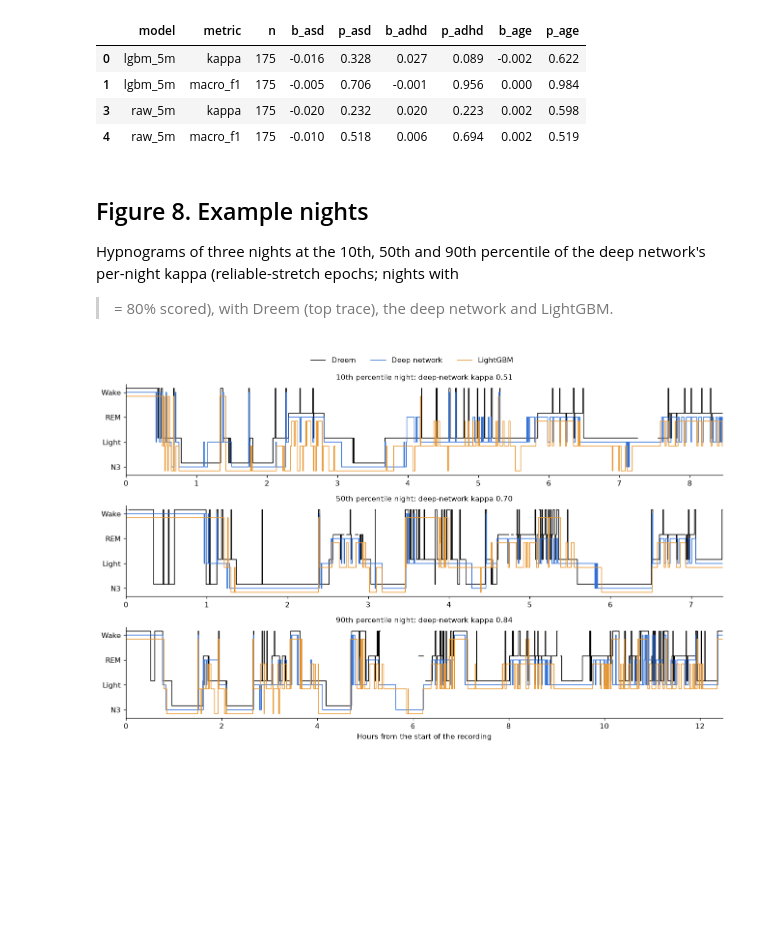
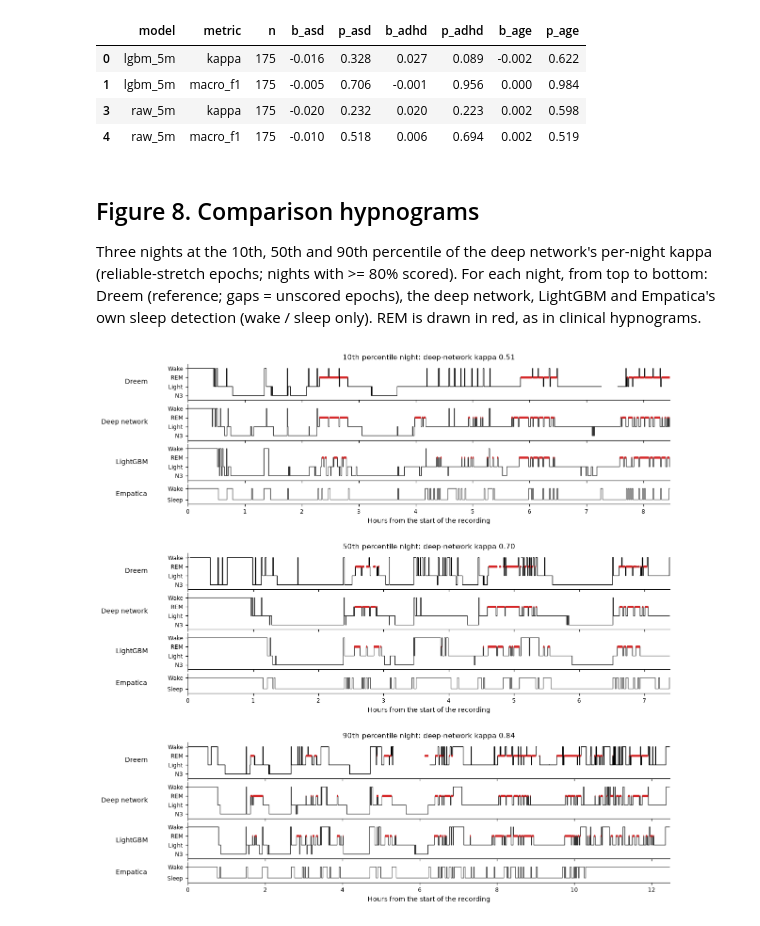
Before and after one commit to Micha098/wrist-sleep-staging, a Jupyter notebook: paper/figures.ipynb, the cells around one changed output. Saved outputs shown, nothing was run; the diff lists cells and outputs as text; code cells hidden in the pictures; blank space fills up the shorter version.

Commit message:
Figure 8 as comparison hypnograms (Dreem, deep network, LightGBM, Empatica); shown in README

```diff
--- a/paper/figures.ipynb
+++ b/paper/figures.ipynb
@@ -34,7 +34,7 @@ COL = {'LightGBM': '#9a9a9a', 'Deep network': '#2f6fd6'}
 plt.rcParams.update({'font.size': 10, 'axes.spines.top': False, 'axes.spines.right': False, 'figure.dpi': 110})
 
 A = pd.read_parquet(f'{P}/wrist/eval_pred.parquet',
-                    columns=['SPID', 'name', 'date', 'epoch', 'y', 'mask_quality'] + list(MODELS)).sort_values(['name', 'epoch'])
+                    columns=['SPID', 'name', 'date', 'epoch', 'y', 'mask_quality', 'empatica'] + list(MODELS)).sort_values(['name', 'epoch'])
 A['reliable'] = A.mask_quality.fillna(False).astype(bool) & A.y.notna()
 print(f"{A.name.nunique():,} nights, {A.SPID.nunique()} children, {len(A):,} epochs, "
       f"{A.y.notna().sum():,} scored, {A.reliable.sum():,} reliable")
@@ -252,26 +252,42 @@ display(T[T.metric.isin(['kappa', 'macro_f1']) & T.model.isin(MODELS)][['model',
 | 3 | raw_5m | kappa | 175 | -0.020 | 0.232 | 0.020 | 0.223 | 0.002 | 0.598 |
 | 4 | raw_5m | macro_f1 | 175 | -0.010 | 0.518 | 0.006 | 0.694 | 0.002 | 0.519 |
 # %% [markdown]
-## Figure 8. Example nights
+## Figure 8. Comparison hypnograms
 
-Hypnograms of three nights at the 10th, 50th and 90th percentile of the deep network's per-night kappa (reliable-stretch epochs; nights with
->= 80% scored), with Dreem (top trace), the deep network and LightGBM.
+Three nights at the 10th, 50th and 90th percentile of the deep network's per-night kappa (reliable-stretch epochs;
+nights with >= 80% scored). For each night, from top to bottom: Dreem (reference; gaps = unscored epochs), the deep
+network, LightGBM and Empatica's own sleep detection (wake / sleep only). REM is drawn in red, as in clinical
+hypnograms.
 # %%
 kap = {name: cohen_kappa_score(g.y.astype(int), g.raw_5m.astype(int), labels=range(4))
        for name, g in A[A.name.isin(G.name) & A.mask_quality.fillna(False).astype(bool)].dropna(subset=['y', 'raw_5m']).groupby('name')}
 kap = pd.Series(kap).sort_values()
 pick = [kap.index[int(q * (len(kap) - 1))] for q in (0.1, 0.5, 0.9)]
 level = {0: 3, 3: 2, 1: 1, 2: 0}  # Wake, REM, Light, N3 from top to bottom
-fig, axs = plt.subplots(3, 1, figsize=(12, 7.5))
-for ax, name, q in zip(axs, pick, ['10th', '50th', '90th']):
-    g = A[A.name == name]; h = g.epoch / 120
-    for col, off, lab, c in [('y', 0.16, 'Dreem', 'black'), ('raw_5m', 0, 'Deep network', COL['Deep network']), ('lgbm_5m', -0.16, 'LightGBM', '#e8962e')]:
-        ax.step(h, g[col].map(level) + off, where='post', lw=1, color=c, label=lab)
-    ax.set_yticks([0, 1, 2, 3], ['N3', 'Light', 'REM', 'Wake']); ax.set_xlim(0, h.max())
-    ax.set_title(f'{q} percentile night: deep-network kappa {kap[name]:.2f}', fontsize=10)
-axs[-1].set_xlabel('Hours from the start of the recording')
-fig.tight_layout(rect=(0, 0, 1, 0.96))
-fig.legend(*axs[0].get_legend_handles_labels(), ncol=3, frameon=False, loc='upper center', bbox_to_anchor=(0.5, 1.0))
+rows = [('y', 'Dreem'), ('raw_5m', 'Deep network'), ('lgbm_5m', 'LightGBM'), ('empatica', 'Empatica')]
+fig = plt.figure(figsize=(12, 13))
+outer = fig.add_gridspec(3, 1, hspace=0.35)
+for k, (name, q) in enumerate(zip(pick, ['10th', '50th', '90th'])):
+    g = A[A.name == name]; h = (g.epoch / 120).to_numpy()
+    inner = outer[k].subgridspec(4, 1, hspace=0.12, height_ratios=[1, 1, 1, 0.55])
+    for j, (col, lab) in enumerate(rows):
+        ax = fig.add_subplot(inner[j])
+        if col == 'empatica':
+            yv = g[col].map({0: 1, 1: 0}).to_numpy(float)
+            ax.step(h, yv, where='post', lw=0.9, color='#555555')
+            ax.set_yticks([0, 1], ['Sleep', 'Wake']); ax.set_ylim(-0.4, 1.4)
+        else:
+            yv = g[col].map(level).to_numpy(float)
+            ax.step(h, yv, where='post', lw=0.9, color='black' if col == 'y' else '#333333')
+            rem = np.where(g[col].to_numpy() == 3, yv, np.nan)
+            ax.step(h, rem, where='post', lw=3, color='#d62728', solid_capstyle='butt')
+            ax.set_yticks([0, 1, 2, 3], ['N3', 'Light', 'REM', 'Wake']); ax.set_ylim(-0.5, 3.5)
+        ax.set_xlim(0, h.max()); ax.tick_params(labelsize=8)
+        ax.set_ylabel(lab, rotation=0, ha='right', va='center', fontsize=9, labelpad=28)
+        if j < 3: ax.set_xticklabels([])
+        if j == 0:
+            ax.set_title(f'{q} percentile night: deep-network kappa {kap[name]:.2f}', fontsize=10)
+    ax.set_xlabel('Hours from the start of the recording', fontsize=9)
 fig.savefig(f'{FIG}/fig8_example_nights.png', dpi=200, bbox_inches='tight'); plt.show()
 # %% [output]
-[figure, old version]
+[figure, new version]
```
Also changed, not shown: 4 other files.
